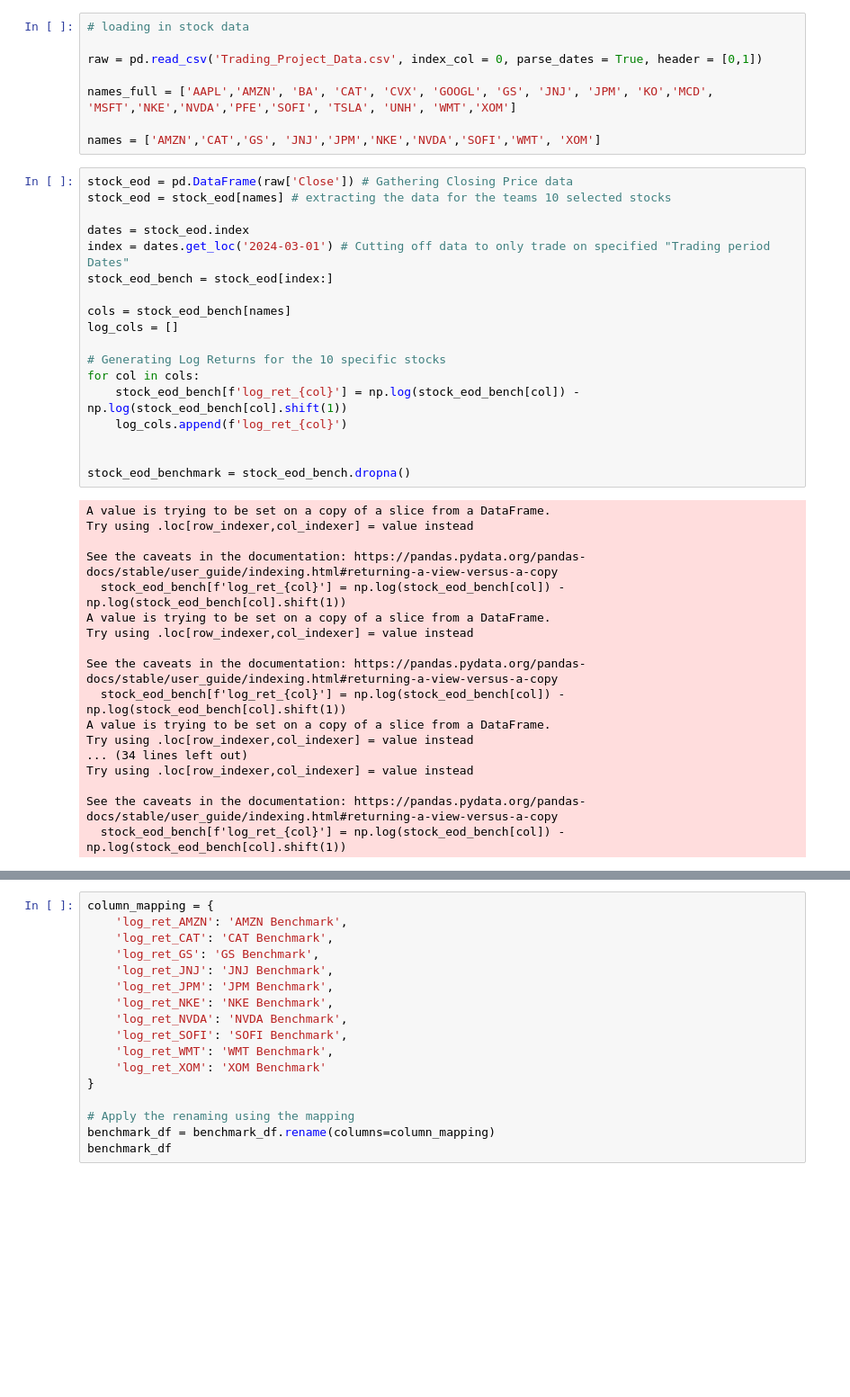
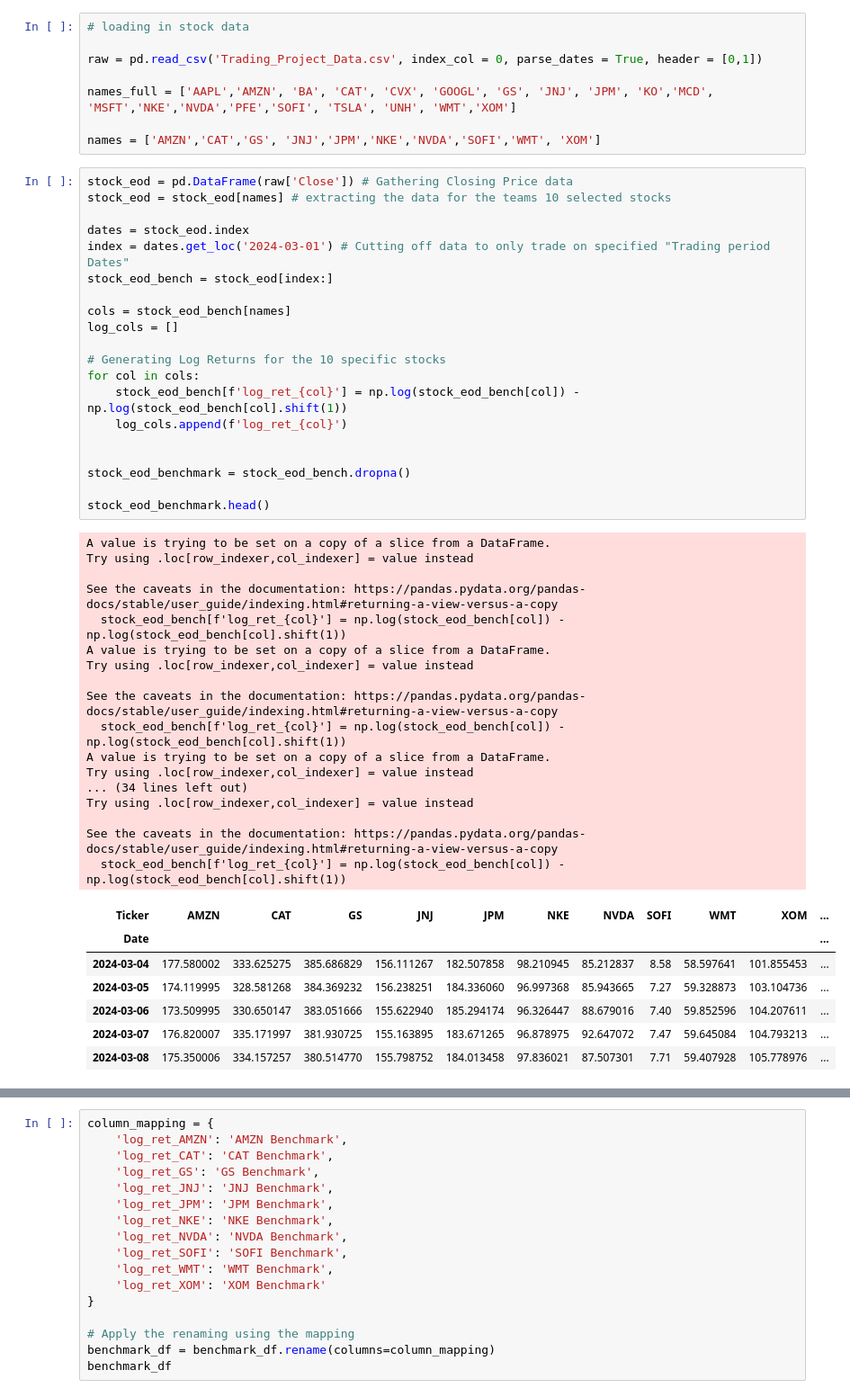
Before and after one commit to SebastianApelgren/AlgorithmicTrading, a Jupyter notebook: benchmark.ipynb, the cells around one changed output, grey strips where cells are left out. Shown: that part at 90% size. Saved outputs shown, nothing was run; the diff lists cells and outputs as text; blank space fills up the shorter version.

```diff
--- a/benchmark.ipynb
+++ b/benchmark.ipynb
@@ -25,33 +25,42 @@ index = dates.get_loc('2024-03-01') # Cutting off data to only trade on specifie
 stock_eod_bench = stock_eod[index:]
 
 cols = stock_eod_bench[names]
 log_cols = []
 
 # Generating Log Returns for the 10 specific stocks
 for col in cols:
     stock_eod_bench[f'log_ret_{col}'] = np.log(stock_eod_bench[col]) - np.log(stock_eod_bench[col].shift(1))
     log_cols.append(f'log_ret_{col}')
 
 
 stock_eod_benchmark = stock_eod_bench.dropna()
+
+stock_eod_benchmark.head()
 # %% [output]
 A value is trying to be set on a copy of a slice from a DataFrame.
 Try using .loc[row_indexer,col_indexer] = value instead
 
 See the caveats in the documentation: https://pandas.pydata.org/pandas-docs/stable/user_guide/indexing.html#returning-a-view-versus-a-copy
   stock_eod_bench[f'log_ret_{col}'] = np.log(stock_eod_bench[col]) - np.log(stock_eod_bench[col].shift(1))
 A value is trying to be set on a copy of a slice from a DataFrame.
 Try using .loc[row_indexer,col_indexer] = value instead
 
 See the caveats in the documentation: https://pandas.pydata.org/pandas-docs/stable/user_guide/indexing.html#returning-a-view-versus-a-copy
   stock_eod_bench[f'log_ret_{col}'] = np.log(stock_eod_bench[col]) - np.log(stock_eod_bench[col].shift(1))
 A value is trying to be set on a copy of a slice from a DataFrame.
 Try using .loc[row_indexer,col_indexer] = value instead
 ... (34 lines left out)
 Try using .loc[row_indexer,col_indexer] = value instead
 
 See the caveats in the documentation: https://pandas.pydata.org/pandas-docs/stable/user_guide/indexing.html#returning-a-view-versus-a-copy
   stock_eod_bench[f'log_ret_{col}'] = np.log(stock_eod_bench[col]) - np.log(stock_eod_bench[col].shift(1))
+| Ticker | AMZN | CAT | GS | JNJ | JPM | NKE | NVDA | SOFI | WMT | XOM | ... |
+| Date |  |  |  |  |  |  |  |  |  |  | ... |
+| 2024-03-04 | 177.580002 | 333.625275 | 385.686829 | 156.111267 | 182.507858 | 98.210945 | 85.212837 | 8.58 | 58.597641 | 101.855453 | ... |
+| 2024-03-05 | 174.119995 | 328.581268 | 384.369232 | 156.238251 | 184.336060 | 96.997368 | 85.943665 | 7.27 | 59.328873 | 103.104736 | ... |
+| 2024-03-06 | 173.509995 | 330.650147 | 383.051666 | 155.622940 | 185.294174 | 96.326447 | 88.679016 | 7.40 | 59.852596 | 104.207611 | ... |
+| 2024-03-07 | 176.820007 | 335.171997 | 381.930725 | 155.163895 | 183.671265 | 96.878975 | 92.647072 | 7.47 | 59.645084 | 104.793213 | ... |
+| 2024-03-08 | 175.350006 | 334.157257 | 380.514770 | 155.798752 | 184.013458 | 97.836021 | 87.507301 | 7.71 | 59.407928 | 105.778976 | ... |
 # %%
 # A function which takes in the log returns and wealth and outputs a column showing the amount made over trading period by utilising
 # benchmar strategy until final trading day
```
Also changed, not shown: parts of 5 cells of this notebook.
